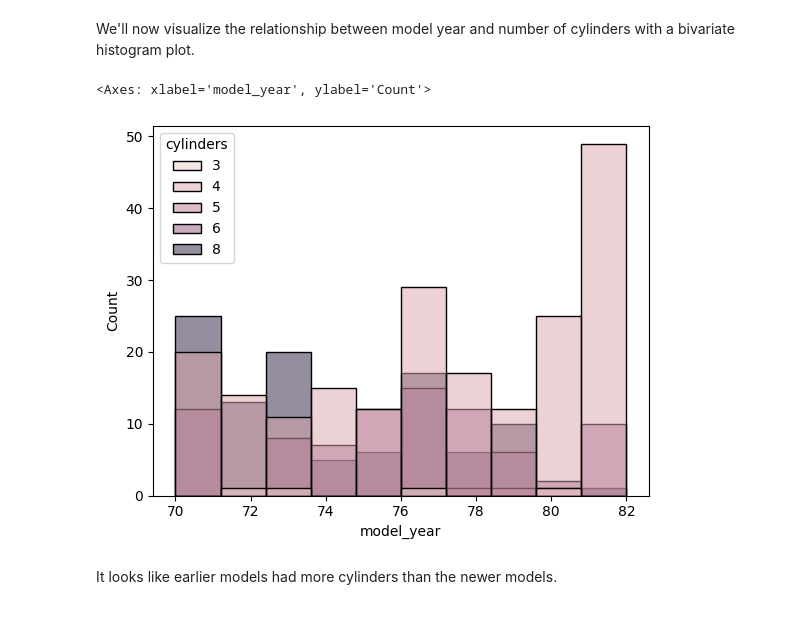
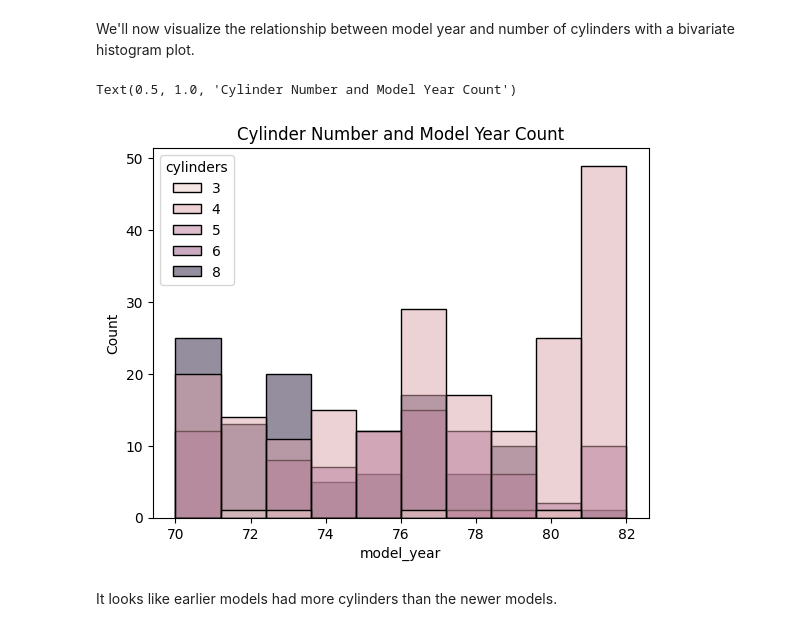
Before and after one commit to serenashah/coe379l-proj1, a Jupyter notebook: project1_notebook.ipynb, the cells around one changed output. Cells and saved outputs as stored; diff of their text form; code cells hidden in the pictures.

```diff
--- a/project1_notebook.ipynb
+++ b/project1_notebook.ipynb
@@ -178,9 +179,10 @@ We'll now visualize the relationship between model year and number of cylinders
 # %%
 # bivariate histogram plot
 sns.histplot(x=cars['model_year'], hue=cars['cylinders'])
+plt.title("Cylinder Number and Model Year Count")
 # %% [output]
-<Axes: xlabel='model_year', ylabel='Count'>
+Text(0.5, 1.0, 'Cylinder Number and Model Year Count')
-[figure, old version]
+[figure, new version]
 # %% [markdown]
 It looks like earlier models had more cylinders than the newer models.
 # %% [markdown]
```
Also changed, not shown: parts of 1 cell of this notebook.
